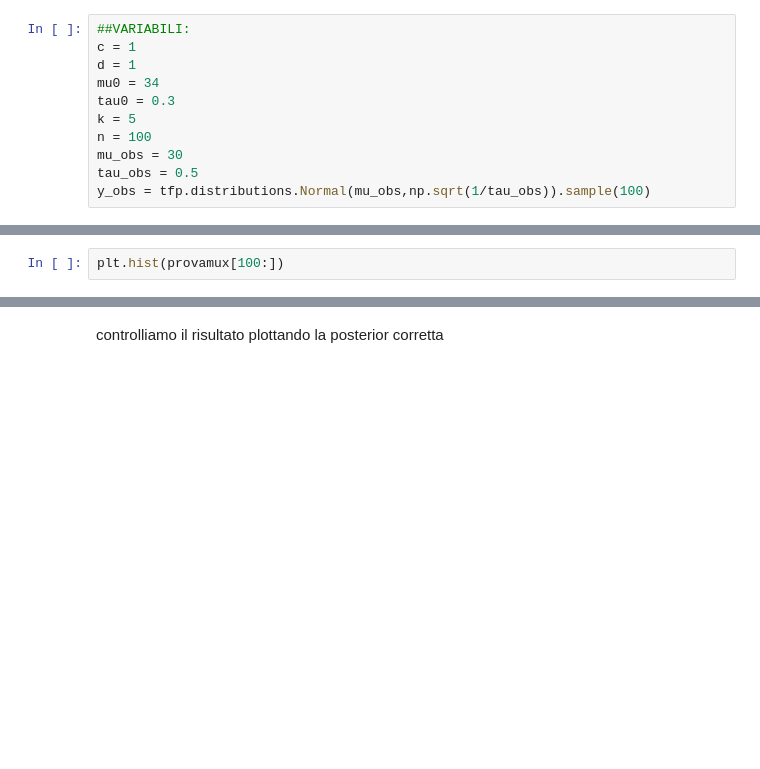
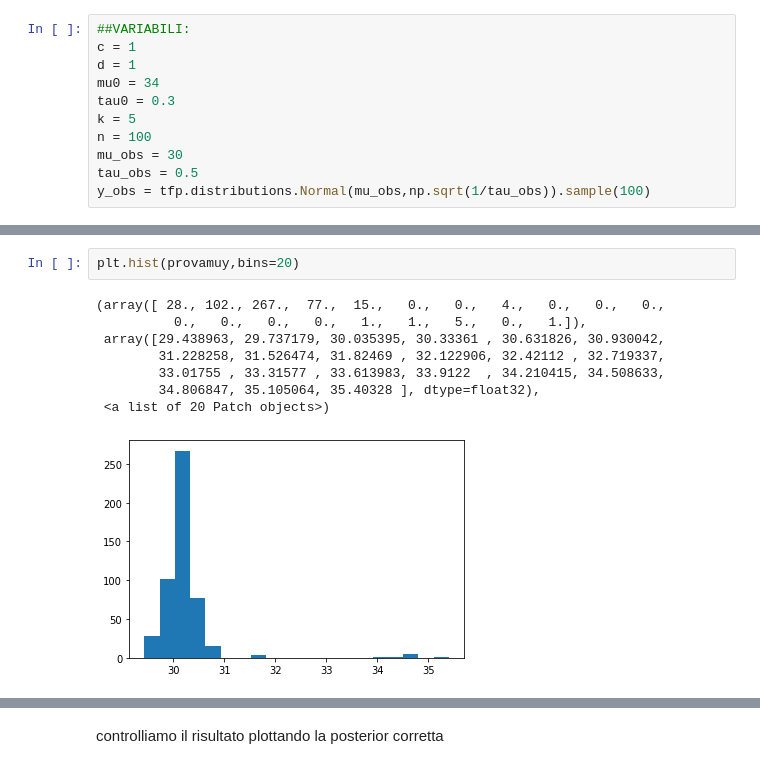
Before and after one commit to FrancescaDiFilippo/PROGETTO_BAYESIAN, a Jupyter notebook: ABC+coupling_VarianzaIncognita_independence.ipynb, the cells around one changed output, grey strips where cells are left out. Cells and saved outputs as stored; diff of their text form; blank space fills up the shorter version.

```diff
--- a/ABC+coupling_VarianzaIncognita_independence.ipynb
+++ b/ABC+coupling_VarianzaIncognita_independence.ipynb
@@ -286,3 +300,12 @@ ValueError: ignored
 # %%
-plt.hist(provamux[100:])
+plt.hist(provamuy,bins=20)
+# %% [output]
+(array([ 28., 102., 267.,  77.,  15.,   0.,   0.,   4.,   0.,   0.,   0.,
+          0.,   0.,   0.,   0.,   1.,   1.,   5.,   0.,   1.]),
+ array([29.438963, 29.737179, 30.035395, 30.33361 , 30.631826, 30.930042,
+        31.228258, 31.526474, 31.82469 , 32.122906, 32.42112 , 32.719337,
+        33.01755 , 33.31577 , 33.613983, 33.9122  , 34.210415, 34.508633,
+        34.806847, 35.105064, 35.40328 ], dtype=float32),
+ <a list of 20 Patch objects>)
+[figure, added]
 # %%
```
Also changed, not shown: parts of 10 cells of this notebook.
